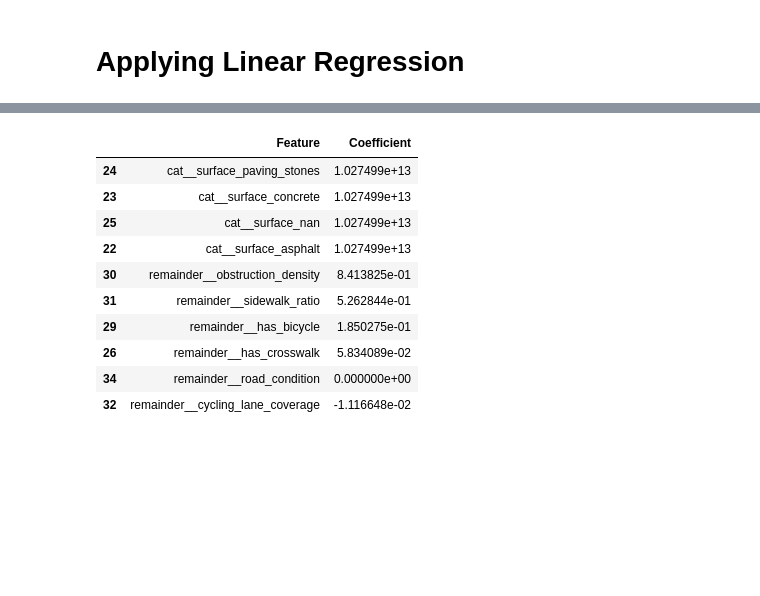
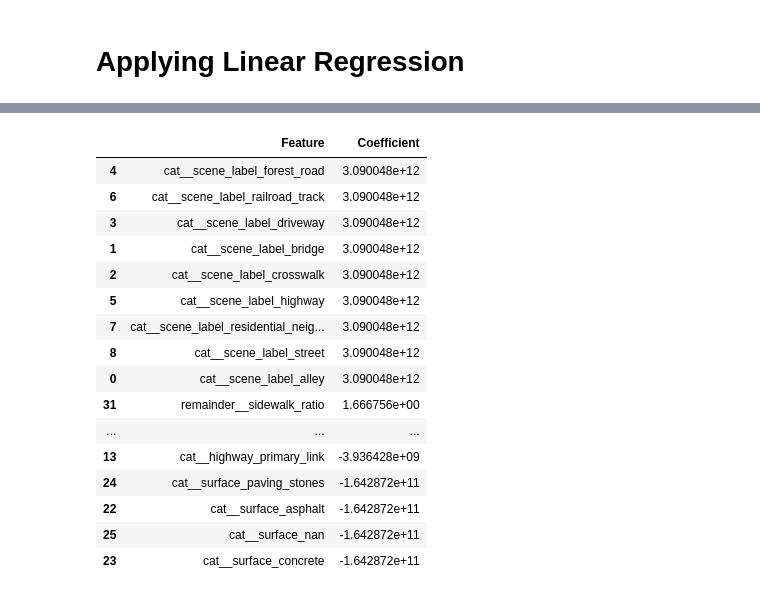
Before and after one commit to eltgnd/pjdsc-padyak, a Jupyter notebook: clustering/analysis.ipynb, the cells around one changed output, grey strips where cells are left out. Cells and saved outputs as stored; diff of their text form; code cells hidden in the pictures; blank space fills up the shorter version.

```diff
--- a/clustering/analysis.ipynb
+++ b/clustering/analysis.ipynb
@@ -21,3 +36,30 @@ df_walk = pd.read_csv('features/walk_cluster_full.csv')
+# %%
+bikeability_ranking = {
+    4:1,
+    1:2,
+    8:3,
+    2:4,
+    0:5,
+    5:6,
+    7:7,
+    3:8,
+    6:9
+}
+
+walkability_ranking = {
+    6:1,
+    3:2,
+    2:3,
+    5:4,
+    7:5,
+    0:6,
+    8:7,
+    1:8,
+    4:9
+}
+# %%
+df_bike['rank'] = df_bike['Cluster'].replace(bikeability_ranking)
+df_walk['rank'] = df_walk['Cluster'].replace(walkability_ranking)
 # %%
 df_bike_geo = df_bike.merge(gdf_edge_bike, how='inner', on=['u','v','key']).reset_index()
 df_walk_geo = df_walk.merge(gdf_edge_walk, how='inner', on=['u','v','key']).reset_index()
@@ -84,6 +139,6 @@ def perform_linear_regression(df, target_col):
 X_bike = df_bike.drop(columns=['u','v','key'])
 X_walk = df_walk.drop(columns=['u','v','key'])
 # %%
-coef_bike, intercept_bike, pipeline_bike = perform_linear_regression(X_bike, 'Cluster')
-coef_walk, intercept_walk, pipeline_walk = perform_linear_regression(X_walk, 'Cluster')
+coef_bike, intercept_bike, pipeline_bike = perform_linear_regression(X_bike, 'rank')
+coef_walk, intercept_walk, pipeline_walk = perform_linear_regression(X_walk, 'rank')
 # %%
@@ -103,14 +164,20 @@ coef_bike.head(10)
 # %%
-coef_walk.head(10)
+coef_walk
 # %% [output]
 |  | Feature | Coefficient |
-| 24 | cat__surface_paving_stones | 1.027499e+13 |
-| 23 | cat__surface_concrete | 1.027499e+13 |
-| 25 | cat__surface_nan | 1.027499e+13 |
-| 22 | cat__surface_asphalt | 1.027499e+13 |
-| 30 | remainder__obstruction_density | 8.413825e-01 |
-| 31 | remainder__sidewalk_ratio | 5.262844e-01 |
-| 29 | remainder__has_bicycle | 1.850275e-01 |
-| 26 | remainder__has_crosswalk | 5.834089e-02 |
-| 34 | remainder__road_condition | 0.000000e+00 |
-| 32 | remainder__cycling_lane_coverage | -1.116648e-02 |
+| 4 | cat__scene_label_forest_road | 3.090048e+12 |
+| 6 | cat__scene_label_railroad_track | 3.090048e+12 |
+| 3 | cat__scene_label_driveway | 3.090048e+12 |
+| 1 | cat__scene_label_bridge | 3.090048e+12 |
+| 2 | cat__scene_label_crosswalk | 3.090048e+12 |
+| 5 | cat__scene_label_highway | 3.090048e+12 |
+| 7 | cat__scene_label_residential_neig... | 3.090048e+12 |
+| 8 | cat__scene_label_street | 3.090048e+12 |
+| 0 | cat__scene_label_alley | 3.090048e+12 |
+| 31 | remainder__sidewalk_ratio | 1.666756e+00 |
+| ... | ... | ... |
+| 13 | cat__highway_primary_link | -3.936428e+09 |
+| 24 | cat__surface_paving_stones | -1.642872e+11 |
+| 22 | cat__surface_asphalt | -1.642872e+11 |
+| 25 | cat__surface_nan | -1.642872e+11 |
+| 23 | cat__surface_concrete | -1.642872e+11 |
```
Also changed, not shown: parts of 5 cells of this notebook, 2 other files.
